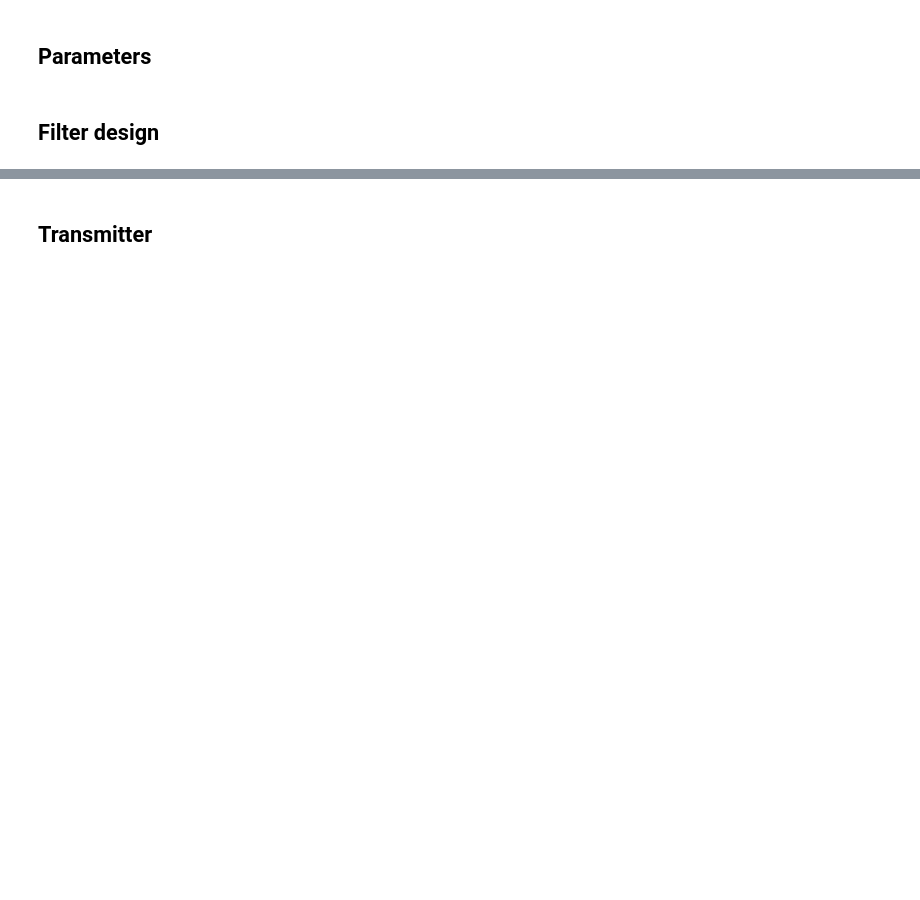
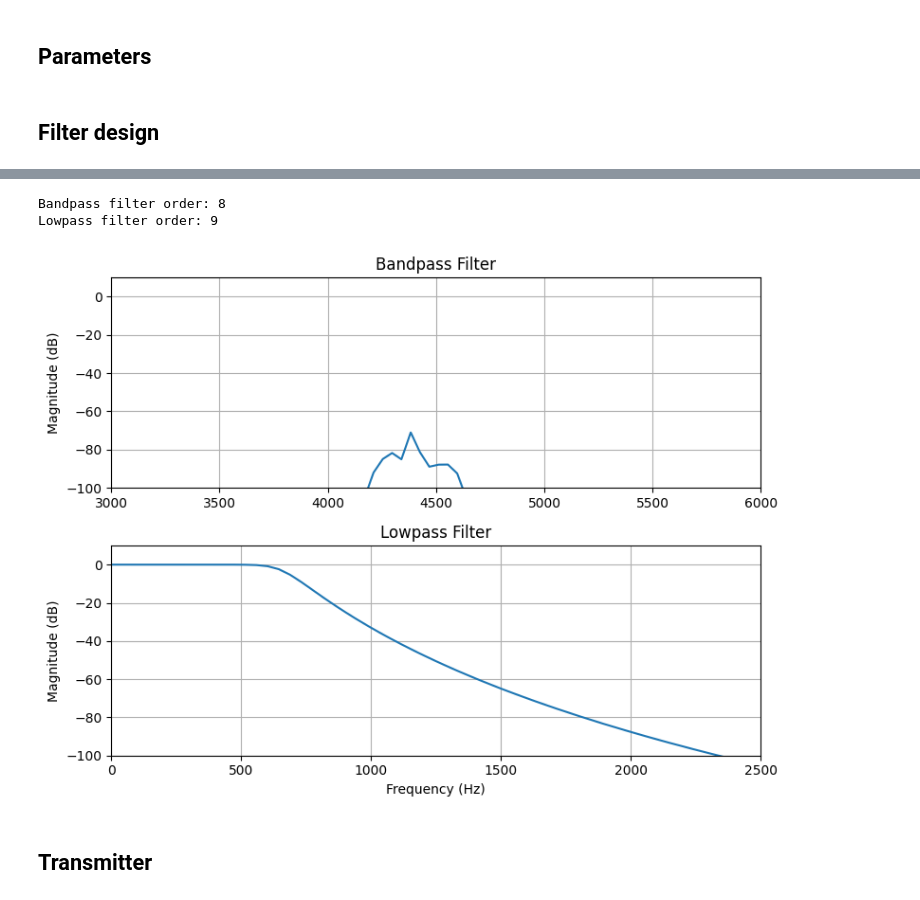
Before and after one commit to hannahpettersson/sigtransprojekt15, a Jupyter notebook: project/lab_2.ipynb, the cells around one changed output, grey strips where cells are left out. Cells and saved outputs as stored; diff of their text form; code cells hidden in the pictures; blank space fills up the shorter version.

```diff
--- a/project/lab_2.ipynb
+++ b/project/lab_2.ipynb
@@ -47,3 +106,52 @@ data = "Hello World!"
+# %%
+
+#DIGITAL FILTERS
+
+Nb, w_c = signal.buttord(wp_norm_d, ws_norm_d, Ap, As, analog=False)
+Nb = np.abs(np.ceil(Nb))
+bb, ab = signal.iirdesign(wp_norm_d, ws_norm_d, Ap, As, analog=False, ftype='butter', output='ba')
+wb, Hb = signal.freqz(bb, ab)
+print(f"Bandpass filter order: {Nb}")
+
+# #LP FILTER
+N_lp, Wn_lp = signal.buttord(wp_lp_norm_d, ws_lp_norm_d, Ap_lp, As_lp, analog=False)
+N_lp = np.abs(np.ceil(N_lp))
+print(f"Lowpass filter order: {N_lp}")
+b_lp, a_lp = signal.iirdesign(wp_lp_norm_d, ws_lp_norm_d, Ap_lp, As_lp, analog=False, ftype='butter', output='ba')
+w_bp, h_bp = signal.freqz(bb, ab)
+f_bp = w_bp * f_nyquist /np.pi  # convert from rad/s to Hz
+
+# Lowpass filter coefficients: b_lp, a_lp
+w_lp, h_lp = signal.freqz(b_lp, a_lp)
+f_lp = w_lp * f_nyquist /np.pi  # convert from rad/s to Hz
+
+# Plot both filters
+fig, ax = plt.subplots(2,1, figsize=(8,6))
+
+# Bandpass
+ax[0].plot(f_bp, 20*np.log10(np.abs(h_bp)))
+ax[0].set_title("Bandpass Filter")
+ax[0].set_ylabel("Magnitude (dB)")
+ax[0].set_xlim(3000,6000)
+ax[0].set_ylim(-100,10)
+ax[0].grid(True)
+
+# Lowpass
+ax[1].plot(f_lp, 20*np.log10(np.abs(h_lp)))
+ax[1].set_title("Lowpass Filter")
+ax[1].set_xlabel("Frequency (Hz)")
+ax[1].set_xlim(0,2500)
+ax[1].set_ylim(-100,10)
+
+ax[1].set_ylabel("Magnitude (dB)")
+ax[1].grid(True)
+
+plt.tight_layout()
+plt.show()
+# %% [output]
+Bandpass filter order: 8
+Lowpass filter order: 9
+[figure, added]
 # %% [markdown]
 ## Transmitter
 # %%
```
Also changed, not shown: parts of 7 cells of this notebook, 3 other files.
